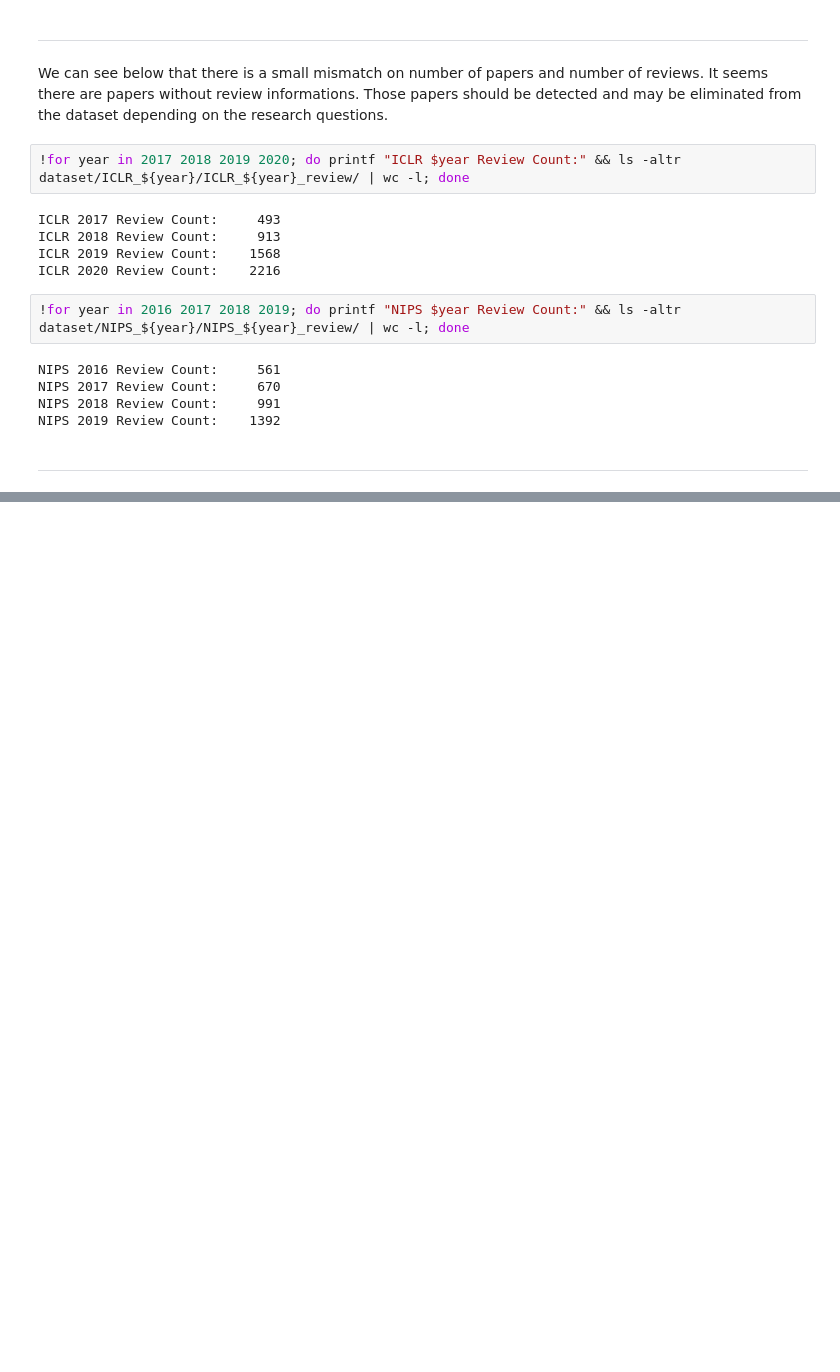
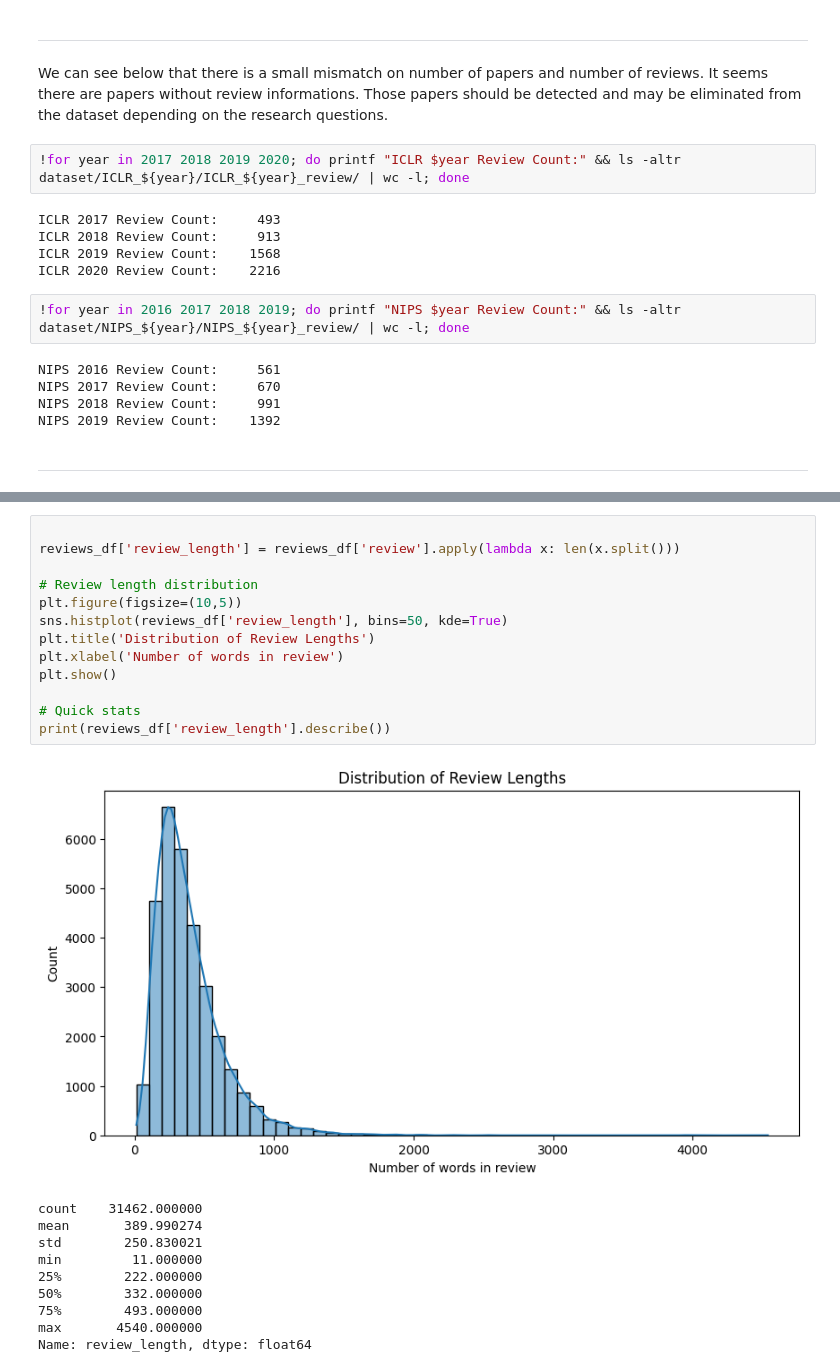
Before and after one commit to didemir/DLTA_project, a Jupyter notebook: eda.ipynb, the cells around one changed output, grey strips where cells are left out. Cells and saved outputs as stored; diff of their text form; blank space fills up the shorter version.

```diff
--- a/eda.ipynb
+++ b/eda.ipynb
@@ -148,0 +354,24 @@ NIPS 2019 Review Count:    1392
+# %%
+
+reviews_df['review_length'] = reviews_df['review'].apply(lambda x: len(x.split()))
+
+# Review length distribution
+plt.figure(figsize=(10,5))
+sns.histplot(reviews_df['review_length'], bins=50, kde=True)
+plt.title('Distribution of Review Lengths')
+plt.xlabel('Number of words in review')
+plt.show()
+
+# Quick stats
+print(reviews_df['review_length'].describe())
+# %% [output]
+[figure, added]
+count    31462.000000
+mean       389.990274
+std        250.830021
+min         11.000000
+25%        222.000000
+50%        332.000000
+75%        493.000000
+max       4540.000000
+Name: review_length, dtype: float64
```
Also changed, not shown: parts of 23 cells of this notebook, 1 other file.
